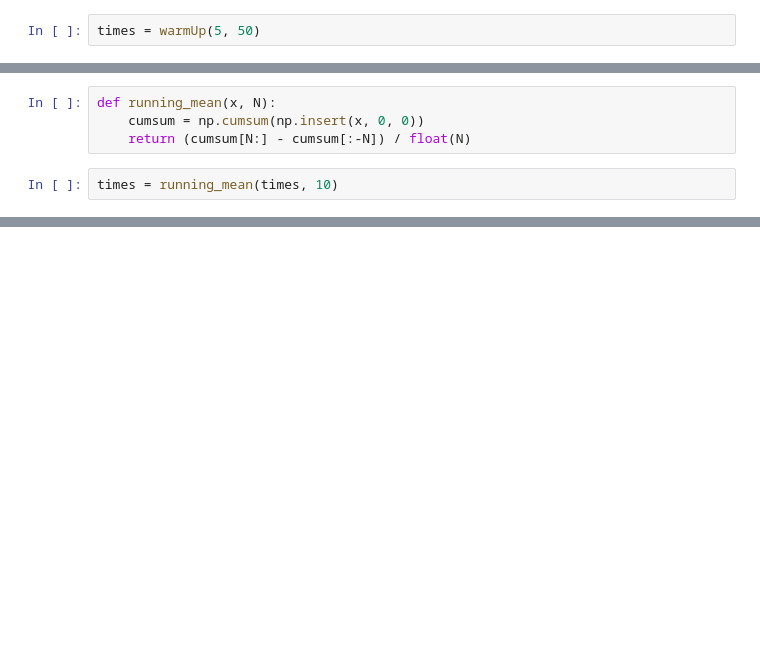
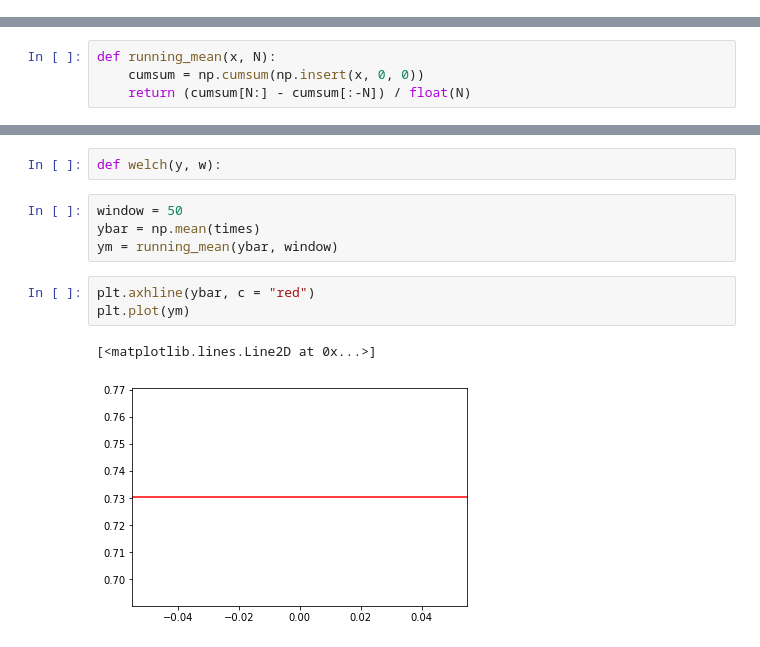
Before and after one commit to Stippos/Simulation, a Jupyter notebook: Viikko2/Warmup.ipynb, the cells around one changed output, grey strips where cells are left out. Drawn from its saved outputs; the diff is of its cells as text; blank space fills up the shorter version.

```diff
--- a/Viikko2/Warmup.ipynb
+++ b/Viikko2/Warmup.ipynb
@@ -56,5 +56,3 @@ def warmUp(n_servers, n_customers):
             next_server_t = min(server_times)
             next_server_idx = server_times.index(next_server_t)
     return np.array(times) - np.array(arrivals)[0:len(times)]
-# %%
-times = warmUp(5, 50)
@@ -62,5 +68,3 @@ times = warmUp(5, 50)
 def running_mean(x, N):
     cumsum = np.cumsum(np.insert(x, 0, 0))
     return (cumsum[N:] - cumsum[:-N]) / float(N)
-# %%
-times = running_mean(times, 10)
@@ -74,0 +109,12 @@ plt.plot(times)
+# %%
+def welch(y, w):
+# %%
+window = 50
+ybar = np.mean(times)
+ym = running_mean(ybar, window)
+# %%
+plt.axhline(ybar, c = "red")
+plt.plot(ym)
+# %% [output]
+[<matplotlib.lines.Line2D at 0x...>]
+[figure, added]
```
Also changed, not shown: parts of 6 cells of this notebook, 1 other file.
